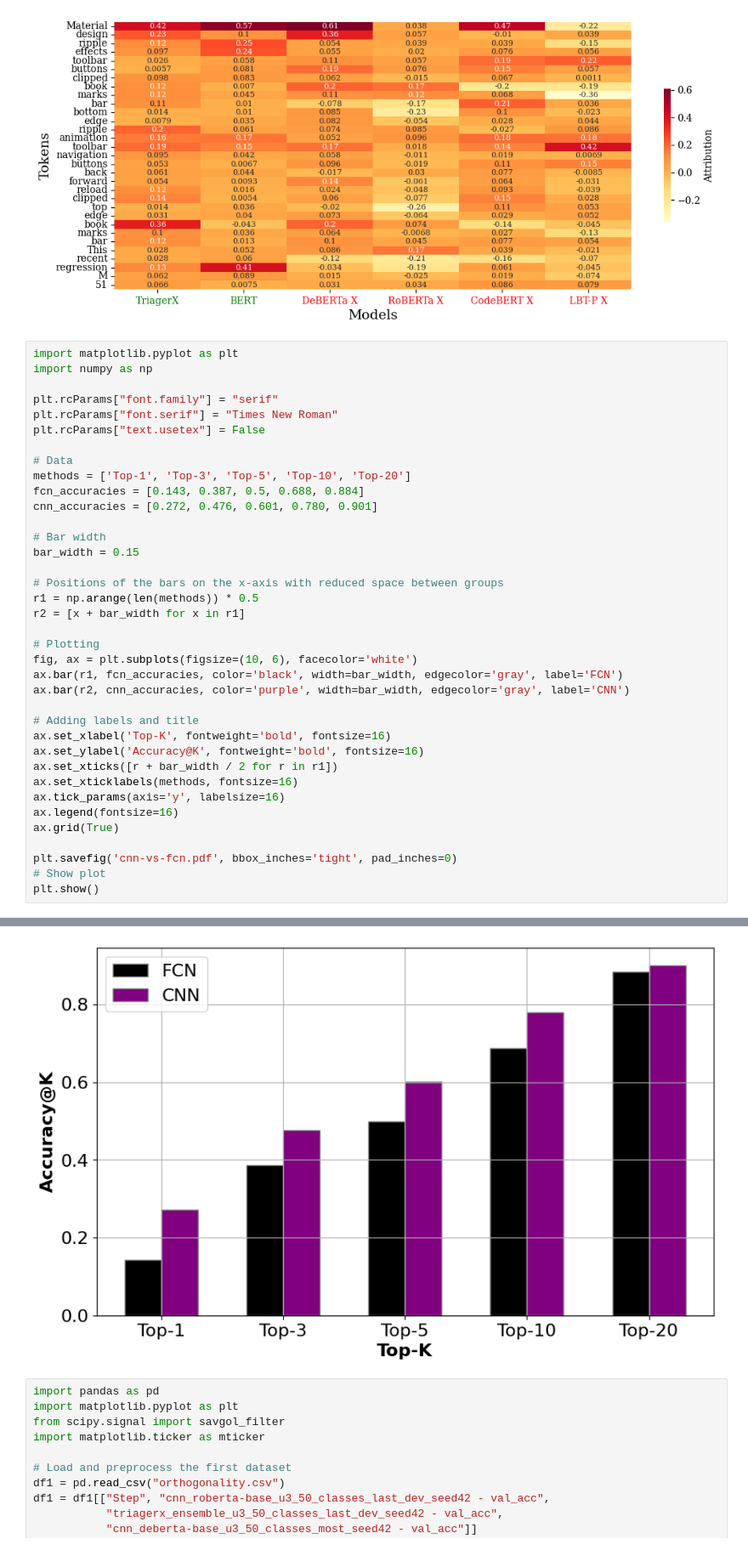
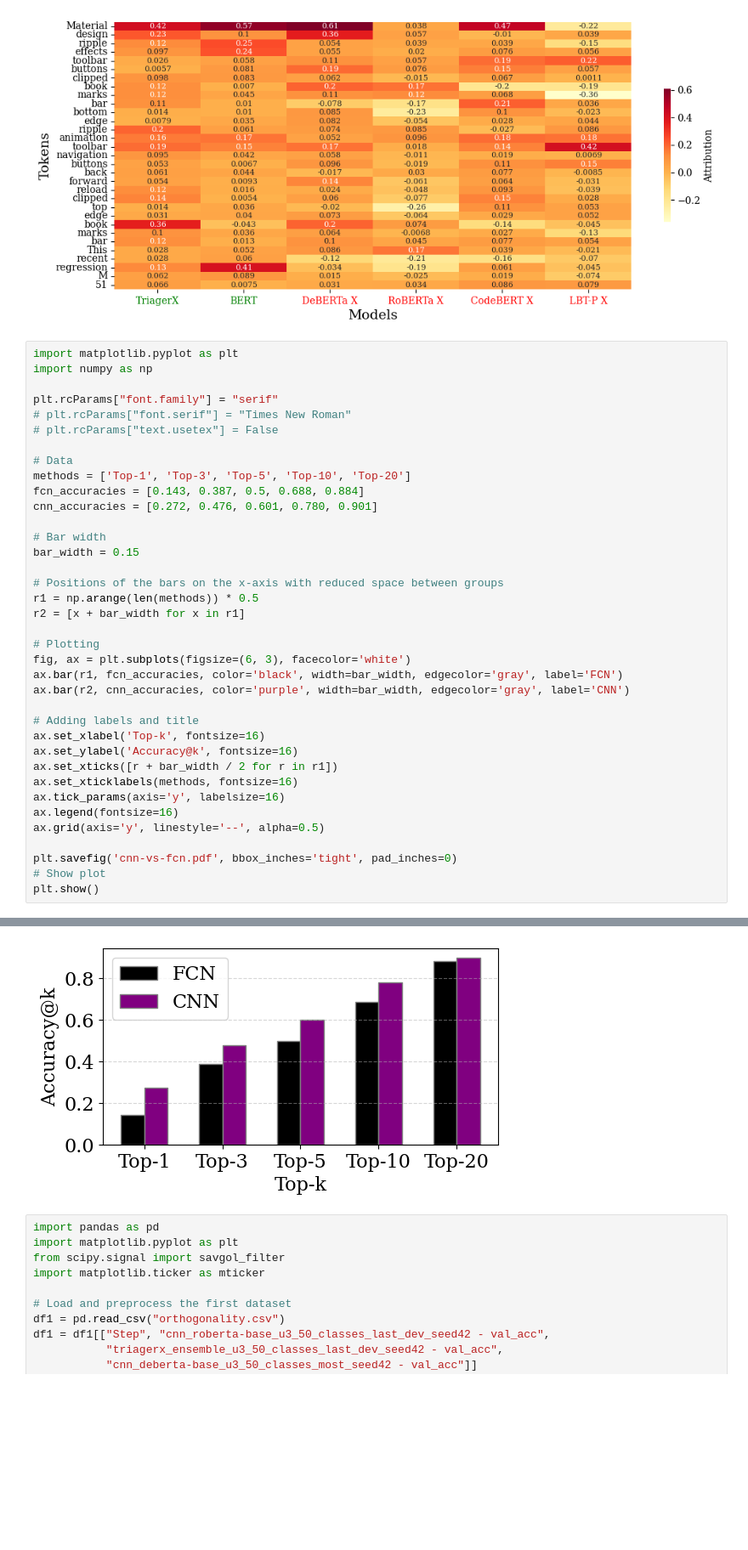
Before and after one commit to afifaniks/triagerX, a Jupyter notebook: notebook/model_interpretation.ipynb, the cells around one changed output, grey strips where cells are left out. Shown at 85% size. Cells and saved outputs as stored; diff of their text form; blank space fills up the shorter version.

```diff
--- a/notebook/model_interpretation.ipynb
+++ b/notebook/model_interpretation.ipynb
@@ -1299,8 +1299,8 @@ import matplotlib.pyplot as plt
 import numpy as np
 
 plt.rcParams["font.family"] = "serif"
-plt.rcParams["font.serif"] = "Times New Roman"
-plt.rcParams["text.usetex"] = False
+# plt.rcParams["font.serif"] = "Times New Roman"
+# plt.rcParams["text.usetex"] = False
 
 # Data
 methods = ['Top-1', 'Top-3', 'Top-5', 'Top-10', 'Top-20']
@@ -1315,18 +1315,18 @@ r1 = np.arange(len(methods)) * 0.5
 r2 = [x + bar_width for x in r1]
 
 # Plotting
-fig, ax = plt.subplots(figsize=(10, 6), facecolor='white')
+fig, ax = plt.subplots(figsize=(6, 3), facecolor='white')
 ax.bar(r1, fcn_accuracies, color='black', width=bar_width, edgecolor='gray', label='FCN')
 ax.bar(r2, cnn_accuracies, color='purple', width=bar_width, edgecolor='gray', label='CNN')
 
 # Adding labels and title
-ax.set_xlabel('Top-K', fontweight='bold', fontsize=16)
-ax.set_ylabel('Accuracy@K', fontweight='bold', fontsize=16)
+ax.set_xlabel('Top-k', fontsize=16)
+ax.set_ylabel('Accuracy@k', fontsize=16)
 ax.set_xticks([r + bar_width / 2 for r in r1])
 ax.set_xticklabels(methods, fontsize=16)
 ax.tick_params(axis='y', labelsize=16)
 ax.legend(fontsize=16)
-ax.grid(True)
+ax.grid(axis='y', linestyle='--', alpha=0.5)
 
 plt.savefig('cnn-vs-fcn.pdf', bbox_inches='tight', pad_inches=0)
 # Show plot
@@ -1352,4 +1335,4 @@ findfont: Generic family 'serif' not found because none of the following familie
-[figure, old version]
+[figure, new version]
 # %%
 import pandas as pd
 import matplotlib.pyplot as plt
```
Also changed, not shown: parts of 5 cells of this notebook, 5 other files.
